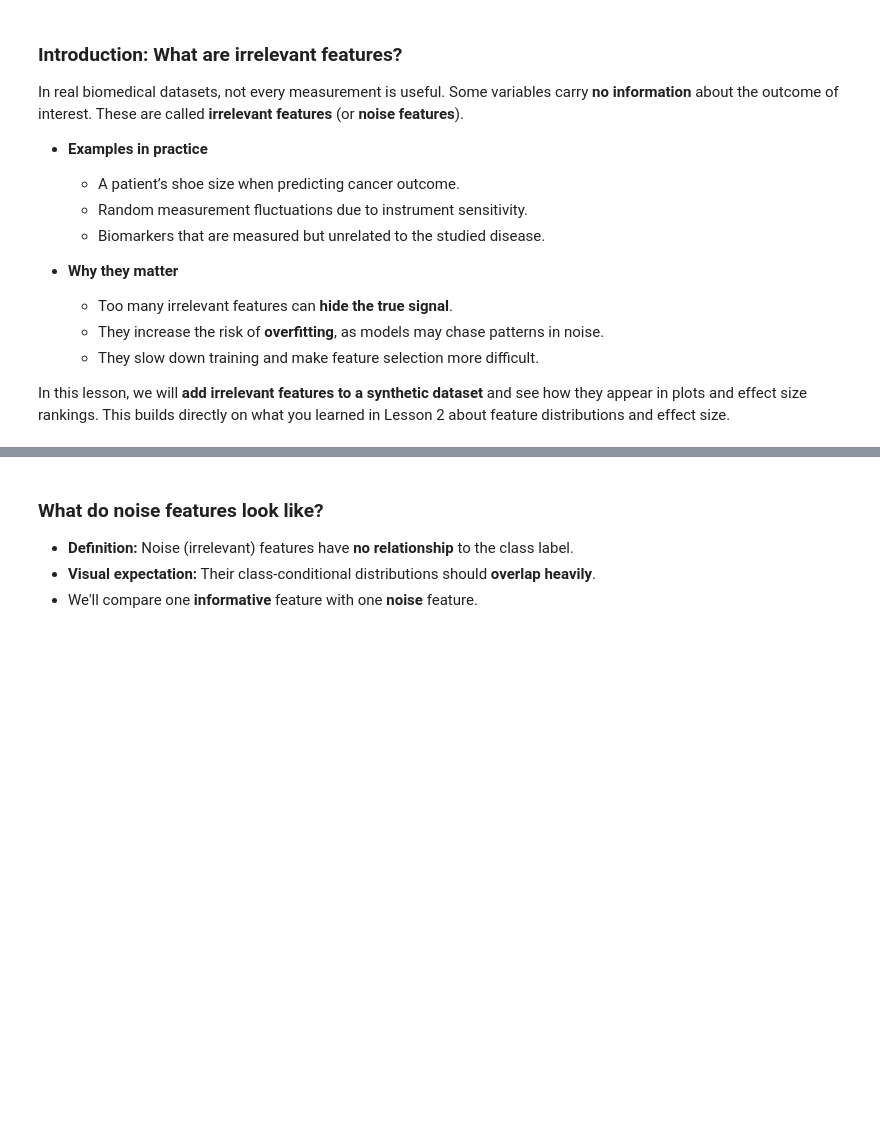
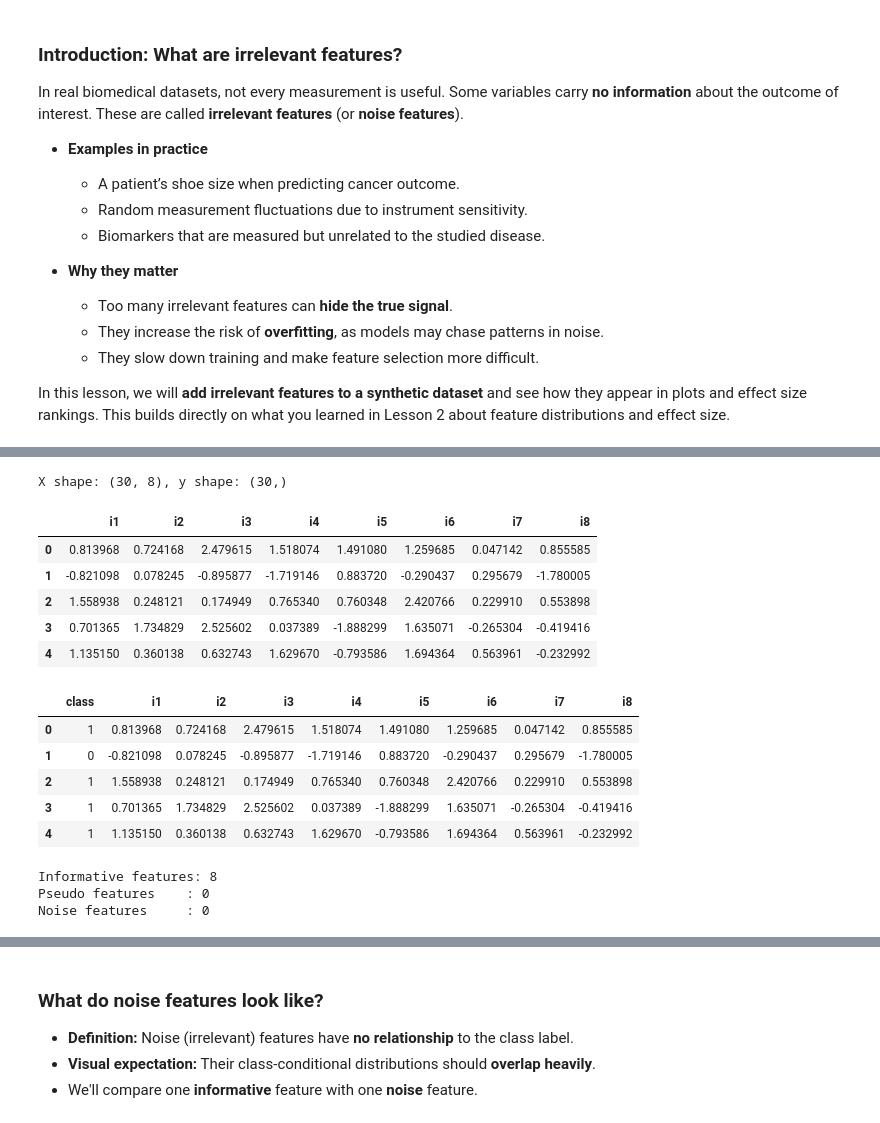
Before and after one commit to sigrun-may/synthetic-biomedical-data-course, a Jupyter notebook: notebooks/03a_irrelevant_features.ipynb, the cells around one changed output, grey strips where cells are left out. Drawn from its saved outputs; the diff is of its cells as text; code cells hidden in the pictures; blank space fills up the shorter version.

```diff
--- a/notebooks/03a_irrelevant_features.ipynb
+++ b/notebooks/03a_irrelevant_features.ipynb
@@ -108,0 +209,35 @@ df.head()
+# %%
+# Baseline configuration: only informative features (no pseudo, no noise)
+informative_base_cfg = DatasetConfig(
+    n_samples=30,
+    n_informative=8,   # 8 informative features (matches the old baseline "8 base features")
+    class_sep= 1.5,    # similar separability to prior lessons
+)
+X_informative_base, y_informative_base, meta_informative_base = generate_dataset(informative_base_cfg)
+# %% [output]
+X shape: (30, 8), y shape: (30,)
+|  | i1 | i2 | i3 | i4 | i5 | i6 | i7 | i8 |
+| 0 | 0.813968 | 0.724168 | 2.479615 | 1.518074 | 1.491080 | 1.259685 | 0.047142 | 0.855585 |
+| 1 | -0.821098 | 0.078245 | -0.895877 | -1.719146 | 0.883720 | -0.290437 | 0.295679 | -1.780005 |
+| 2 | 1.558938 | 0.248121 | 0.174949 | 0.765340 | 0.760348 | 2.420766 | 0.229910 | 0.553898 |
+| 3 | 0.701365 | 1.734829 | 2.525602 | 0.037389 | -1.888299 | 1.635071 | -0.265304 | -0.419416 |
+| 4 | 1.135150 | 0.360138 | 0.632743 | 1.629670 | -0.793586 | 1.694364 | 0.563961 | -0.232992 |
+|  | class | i1 | i2 | i3 | i4 | i5 | i6 | i7 | i8 |
+| 0 | 1 | 0.813968 | 0.724168 | 2.479615 | 1.518074 | 1.491080 | 1.259685 | 0.047142 | 0.855585 |
+| 1 | 0 | -0.821098 | 0.078245 | -0.895877 | -1.719146 | 0.883720 | -0.290437 | 0.295679 | -1.780005 |
+| 2 | 1 | 1.558938 | 0.248121 | 0.174949 | 0.765340 | 0.760348 | 2.420766 | 0.229910 | 0.553898 |
+| 3 | 1 | 0.701365 | 1.734829 | 2.525602 | 0.037389 | -1.888299 | 1.635071 | -0.265304 | -0.419416 |
+| 4 | 1 | 1.135150 | 0.360138 | 0.632743 | 1.629670 | -0.793586 | 1.694364 | 0.563961 | -0.232992 |
+# %%
+# Sanity checks: in the clean baseline we expect ONLY informative features
+print("Informative features:", len(meta_informative_base.informative_idx))
+print("Pseudo features    :", len(meta_informative_base.pseudo_idx))
+print("Noise features     :", len(meta_informative_base.noise_idx))
+
+assert len(meta_informative_base.informative_idx) == 8
+assert len(meta_informative_base.pseudo_idx) == 0
+assert len(meta_informative_base.noise_idx) == 0
+# %% [output]
+Informative features: 8
+Pseudo features    : 0
+Noise features     : 0
```
Also changed, not shown: parts of 56 cells of this notebook.
